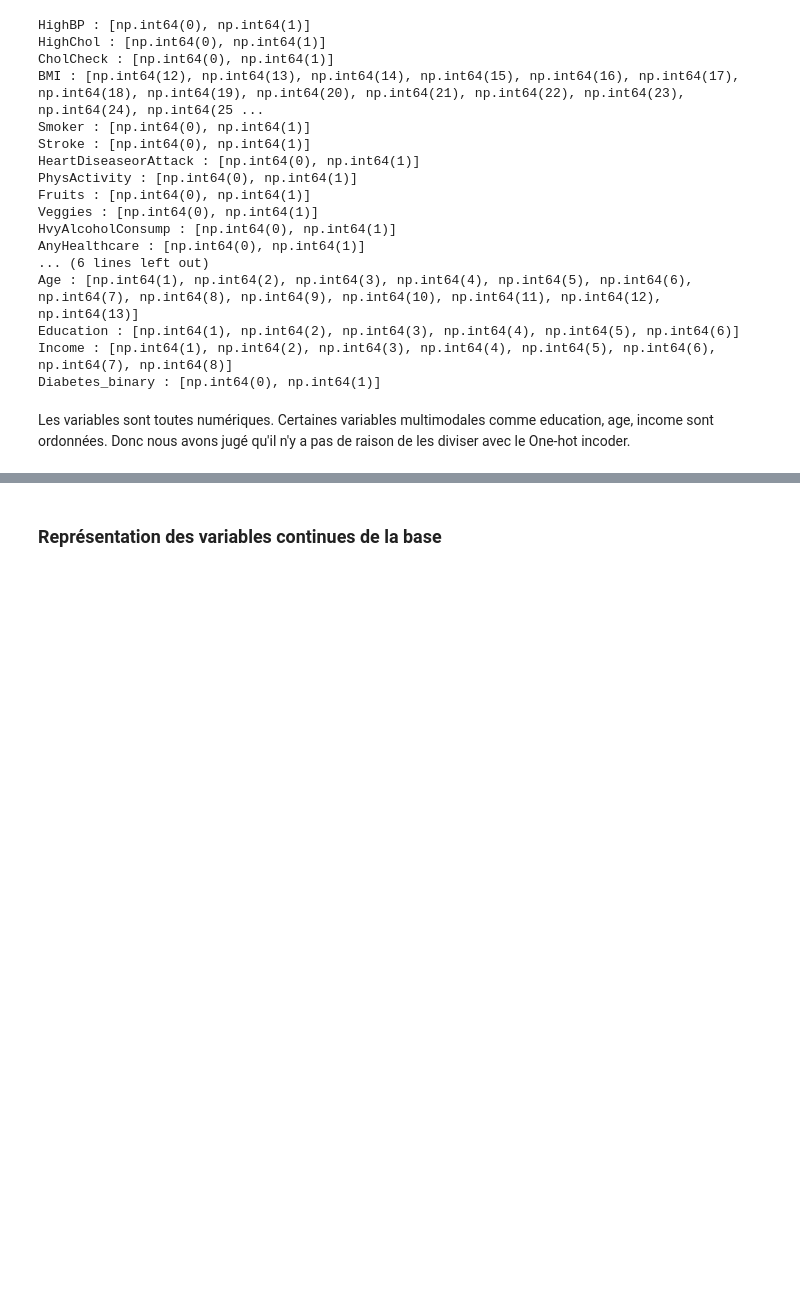
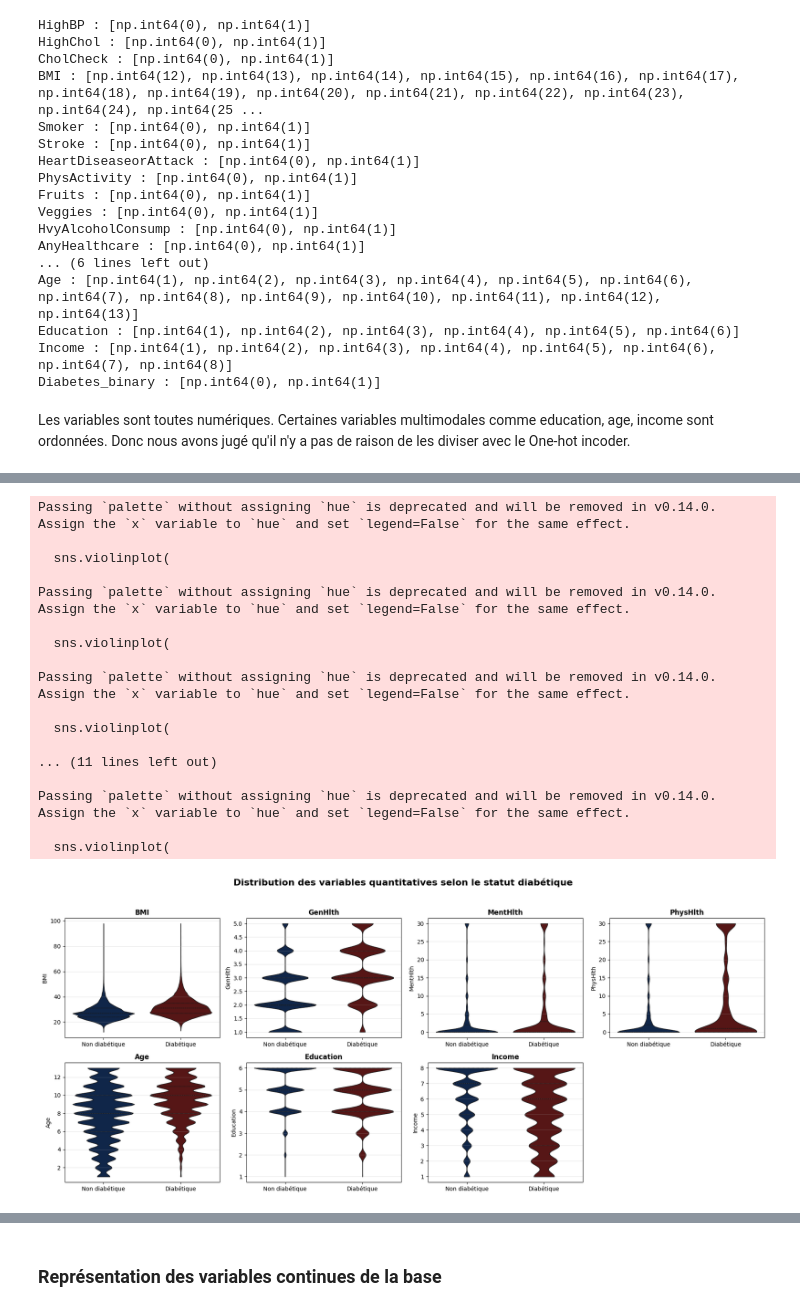
Before and after one commit to DomNoutsGit/Applied-Statistical-Learning-Projet-, a Jupyter notebook: ASL.ipynb, the cells around one changed output, grey strips where cells are left out. Drawn from its saved outputs; the diff is of its cells as text; code cells hidden in the pictures; blank space fills up the shorter version.

```diff
--- a/ASL.ipynb
+++ b/ASL.ipynb
@@ -265,0 +394,60 @@ Les variables sont toutes numériques. Certaines variables multimodales comme ed
+# %%
+import matplotlib.pyplot as plt
+import seaborn as sns
+
+quant_vars = ["BMI", "GenHlth", "MentHlth", "PhysHlth", "Age", "Education", "Income"]
+
+n_cols = 4
+n_rows = int(np.ceil(len(quant_vars) / n_cols))
+
+fig, axes = plt.subplots(n_rows, n_cols, figsize=(18, 8))
+axes = axes.flatten()
+
+for i, var in enumerate(quant_vars):
+    sns.violinplot(
+        data=df,
+        x="Diabetes_binary",
+        y=var,
+        inner="quartile",
+        cut=0,
+        linewidth=1,
+        palette=["#072452", "#610B0B"],
+        ax=axes[i]
+    )
+    axes[i].set_title(var, fontsize=12, fontweight="bold")
+    axes[i].set_xlabel("")
+    axes[i].set_xticks([0, 1])
+    axes[i].set_xticklabels(["Non diabétique", "Diabétique"])
+    axes[i].grid(axis="y", alpha=0.3)
+
+# Supprimer les axes vides
+for j in range(i + 1, len(axes)):
+    fig.delaxes(axes[j])
+
+fig.suptitle(
+    "Distribution des variables quantitatives selon le statut diabétique",
+    fontsize=16,
+    fontweight="bold"
+)
+
+plt.tight_layout(rect=[0, 0, 1, 0.95])
+plt.show()
+# %% [output]
+Passing `palette` without assigning `hue` is deprecated and will be removed in v0.14.0. Assign the `x` variable to `hue` and set `legend=False` for the same effect.
+
+  sns.violinplot(
+
+Passing `palette` without assigning `hue` is deprecated and will be removed in v0.14.0. Assign the `x` variable to `hue` and set `legend=False` for the same effect.
+
+  sns.violinplot(
+
+Passing `palette` without assigning `hue` is deprecated and will be removed in v0.14.0. Assign the `x` variable to `hue` and set `legend=False` for the same effect.
+
+  sns.violinplot(
+
+... (11 lines left out)
+
+Passing `palette` without assigning `hue` is deprecated and will be removed in v0.14.0. Assign the `x` variable to `hue` and set `legend=False` for the same effect.
+
+  sns.violinplot(
+[figure, added]
```
Also changed, not shown: parts of 10 cells of this notebook, 5 other files.
